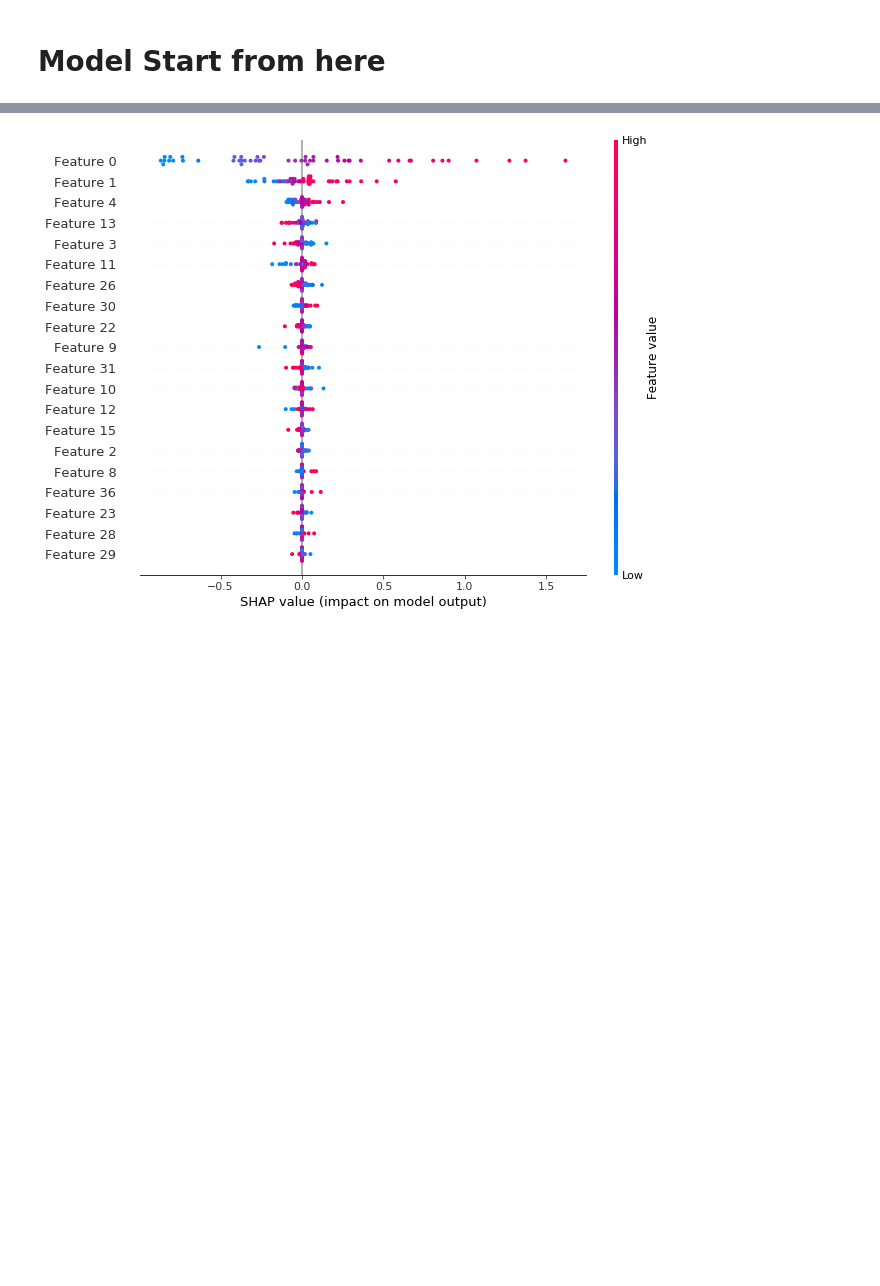
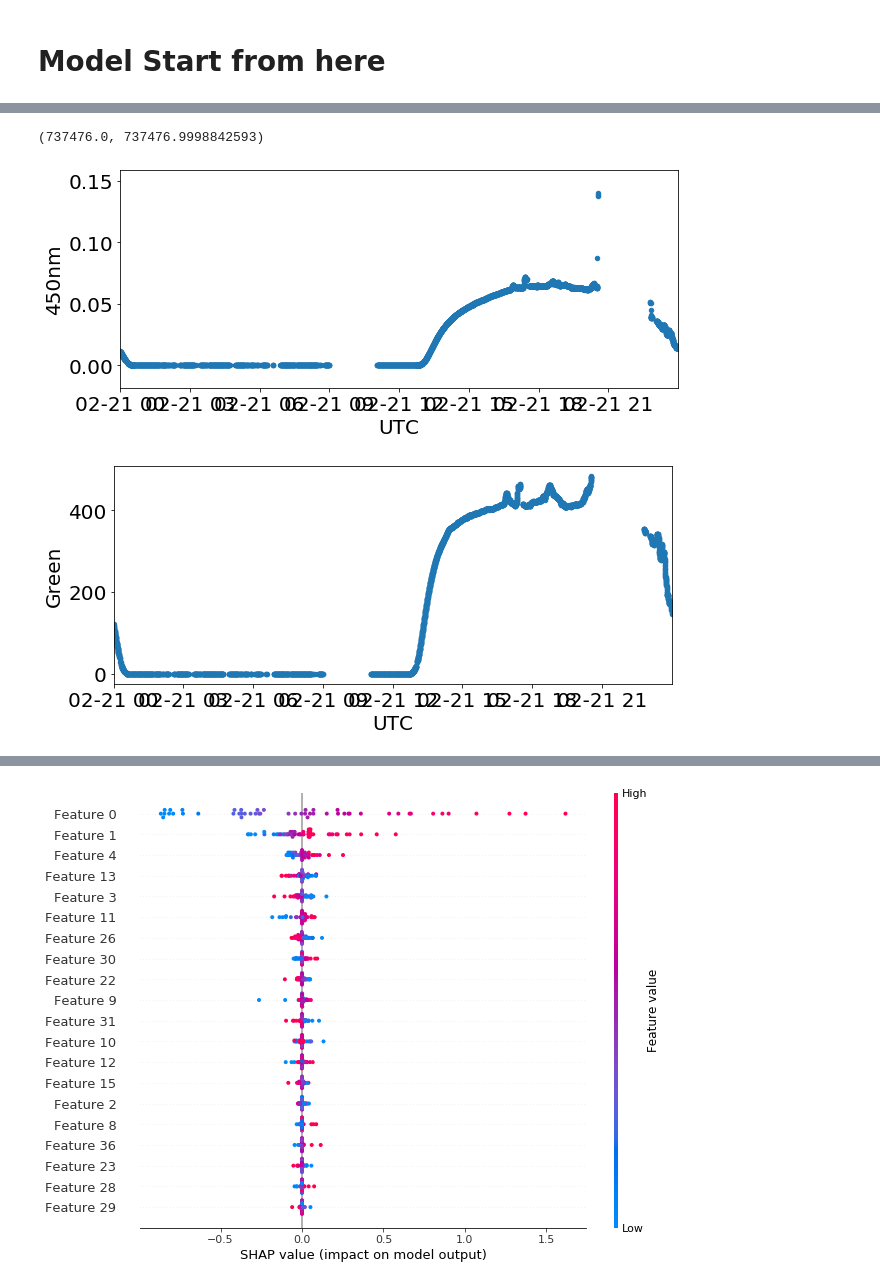
Before and after one commit to yichigo/Light-Sensors-Calibration, a Jupyter notebook: model_MLP_10.ipynb, the cells around one changed output, grey strips where cells are left out. Saved outputs shown, nothing was run; the diff lists cells and outputs as text; code cells hidden in the pictures; blank space fills up the shorter version.

```diff
--- a/model_MLP_10.ipynb
+++ b/model_MLP_10.ipynb
@@ -67,4 +67,9 @@ wavelengths = list(wavelengths)
 # if data has been preprocessed before, run this directly
 fn_data = dir_data + node_id + '_'+ cheap_node_id +'.csv'
 df = pd.read_csv(fn_data, parse_dates=True, index_col = 'UTC')
-df = df[df.index.date > datetime.date(2020, 1, 2)] # the data is bad before that
+df = df[(df.index.date != datetime.date(2019, 12, 31)) # Minolta was covered in these dates
+       &(df.index.date != datetime.date(2019, 12, 27))
+       &(df.index.date != datetime.date(2020,  1,  1))
+       &(df.index.date != datetime.date(2020,  1,  2))]
+#        &(df.index.date != datetime.date(2020, 2, 14))
+#        &(df.index.date != datetime.date(2020, 2, 21))]
@@ -356,0 +367,15 @@ bads
+# %%
+plt.rcParams["figure.figsize"] = (10, 4) # (w, h)
+date_plot = datetime.date(2020, 2, 21)
+var = '450nm'
+df_plot = df[[var]][df.index.date == date_plot].reset_index()
+df_plot.plot.scatter(x = 'UTC', y = var )
+plt.xlim(df_plot['UTC'].iloc[0], df_plot['UTC'].iloc[-1])
+var = 'Green'
+df_plot = df[[var]][df.index.date == date_plot].reset_index()
+df_plot.plot.scatter(x = 'UTC', y = var )
+plt.xlim(df_plot['UTC'].iloc[0], df_plot['UTC'].iloc[-1])
+# %% [output]
+(737476.0, 737476.9998842593)
+[figure, added]
+[figure, added]
```
Also changed, not shown: parts of 23 cells of this notebook, 26 other files.
